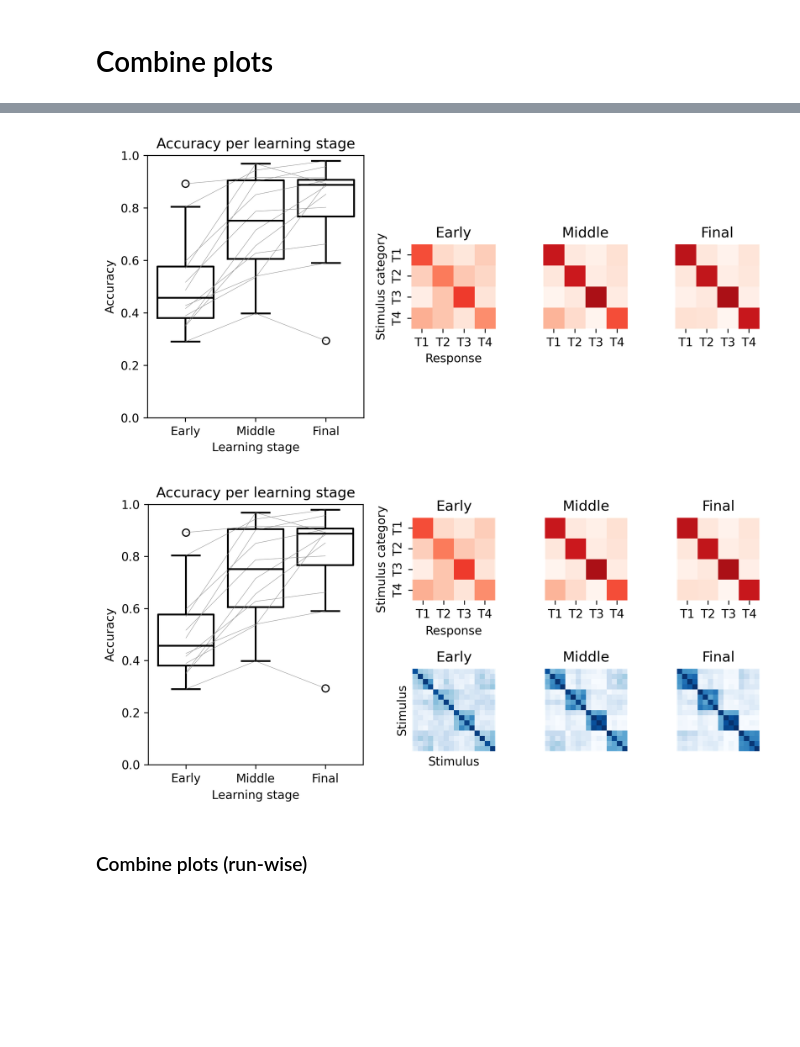
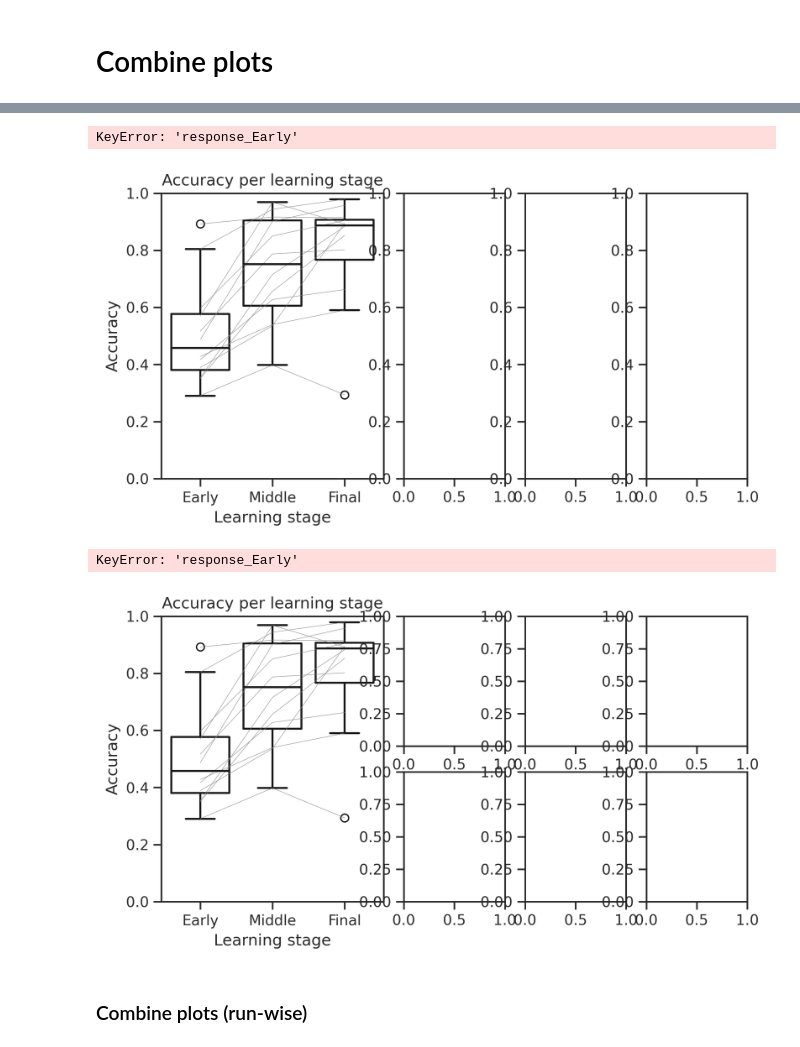
Before and after one commit to SoundBrainLab/fMRI_auditory-category-learning, a Jupyter notebook: 04_behavior/behavior_analysis.ipynb, the cells around one changed output, grey strips where cells are left out. Cells and saved outputs as stored; diff of their text form; code cells hidden in the pictures; blank space fills up the shorter version.

```diff
--- a/04_behavior/behavior_analysis.ipynb
+++ b/04_behavior/behavior_analysis.ipynb
@@ -629,7 +629,7 @@ ax[0].set_yticklabels(tone_labels)
 ### Combine into learning stages
 # %%
 # Create a new dictionary to hold stage-level confusion matrices
-resp_stage_cm_dict = {'early': [], 'middle': [], 'final': []}
+resp_stage_cm_dict = {'Early': [], 'Middle': [], 'Final': []}
 
 # Aggregate matrices by stage
 for run_id, cm_list in resp_run_cm_dict.items():
@@ -641,7 +641,7 @@ fig.suptitle('Response confusion matrices by learning stage')
 
 cbar_ax = fig.add_axes([.91, .3, .03, .4])
 
-for i, stage in enumerate(['early', 'middle', 'final']):
+for i, stage in enumerate(['Early', 'Middle', 'Final']):
     stage_resp_mean = np.mean(resp_stage_cm_dict[stage], axis=0)
 
     sns.heatmap(stage_resp_mean,
@@ -663,5 +663,5 @@ for i, stage in enumerate(['early', 'middle', 'final']):
         ax[i].set_ylabel('')
 
 
-#fig.savefig('cm_response_by_stage.svg')
+fig.savefig('cm_response_by_stage.svg')
 # %% [output]
@@ -778,6 +778,6 @@ Text(433.3333333333333, 0.5, 'stimulus')
 # %%
 # Create a new dictionary to hold stage-level confusion matrices
-stim_stage_cm_dict = {'early': [], 'middle': [], 'final': []}
+stim_stage_cm_dict = {'Early': [], 'Middle': [], 'Final': []}
 
 # Aggregate matrices by stage
 for run_id, cm_list in stim_run_cm_dict.items():
@@ -789,7 +789,7 @@ fig.suptitle('Response confusion matrices by learning stage')
 
 cbar_ax = fig.add_axes([.91, .3, .03, .4])
 
-for i, stage in enumerate(['early', 'middle', 'final']):
+for i, stage in enumerate(['Early', 'Middle', 'Final']):
     stage_mean = np.mean(stim_stage_cm_dict[stage], axis=0)
 
     sns.heatmap(stage_mean,
@@ -815,5 +815,5 @@ for i, stage in enumerate(['early', 'middle', 'final']):
         ax[i].set_ylabel('')
 
 
-#fig.savefig('cm_response_by_stage.svg')
+fig.savefig('cm_response_by_stage.svg')
 # %% [output]
@@ -857,35 +836,36 @@ sns.lineplot(stage_df, x='Learning_Stage', y='Accuracy',
              palette=sns.color_palette(['grey'], 12),
              linewidth=0.3,
              ax=ax_dict['accuracy'],
              legend=None)
 ax_dict['accuracy'].set_ylim([0, 1])
 ax_dict['accuracy'].set_xlabel('Learning stage')
 ax_dict['accuracy'].set_xticklabels(['Early', 'Middle', 'Final'])
 ax_dict['accuracy'].set_title('Accuracy per learning stage')
 
 # Response confusion matrices
-for i, stage in enumerate(['early', 'middle', 'final']):
+for i, stage in enumerate(['Early', 'Middle', 'Final']):
     cm = np.mean(resp_stage_cm_dict[stage], axis=0)
     sns.heatmap(cm, square=True, cmap='Reds',
                 ax=ax_dict[f'response_{stage}'],
                 cbar=False,
                 annot=False,
                 vmin=0,
                 vmax=1,
                 xticklabels=tone_labels,
                 yticklabels=tone_labels if i == 0 else False)
     ax_dict[f'response_{stage}'].set_title(f'{stage.capitalize()}')
 
 ax_dict[f'response_early'].set_xlabel('Response')
 ax_dict[f'response_early'].set_ylabel('Stimulus category')
 
 
 fig.tight_layout(pad=1)
 sns.despine(ax=ax_dict['accuracy'])
 fig.savefig('behav_acc-stim_learning-stage.svg')
 fig.savefig('behav_acc-stim_learning-stage.png')
 # %% [output]
+KeyError: 'response_Early'
-[figure, old version]
+[figure, new version]
 # %%
 layout = [
     ['accuracy', 'accuracy', 'response_early', 'response_middle', 'response_final'],
@@ -910,7 +890,7 @@ ax_dict['accuracy'].set_xticklabels(['Early', 'Middle', 'Final'])
 ax_dict['accuracy'].set_title('Accuracy per learning stage')
 
 # Response confusion matrices
-for i, stage in enumerate(['early', 'middle', 'final']):
+for i, stage in enumerate(['Early', 'Middle', 'Final']):
     cm = np.mean(resp_stage_cm_dict[stage], axis=0)
     sns.heatmap(cm, square=True, cmap='Reds',
                 ax=ax_dict[f'response_{stage}'],
@@ -942,7 +922,8 @@ sns.despine(ax=ax_dict['accuracy'])
 fig.savefig('behav_acc-resp-stim_learning-stage.svg')
 fig.savefig('behav_acc-resp-stim_learning-stage.png')
 # %% [output]
+KeyError: 'response_Early'
-[figure, old version]
+[figure, new version]
 # %% [markdown]
 ### Combine plots (run-wise)
 # %%
```
Also changed, not shown: parts of 18 cells of this notebook, 5 other files.
